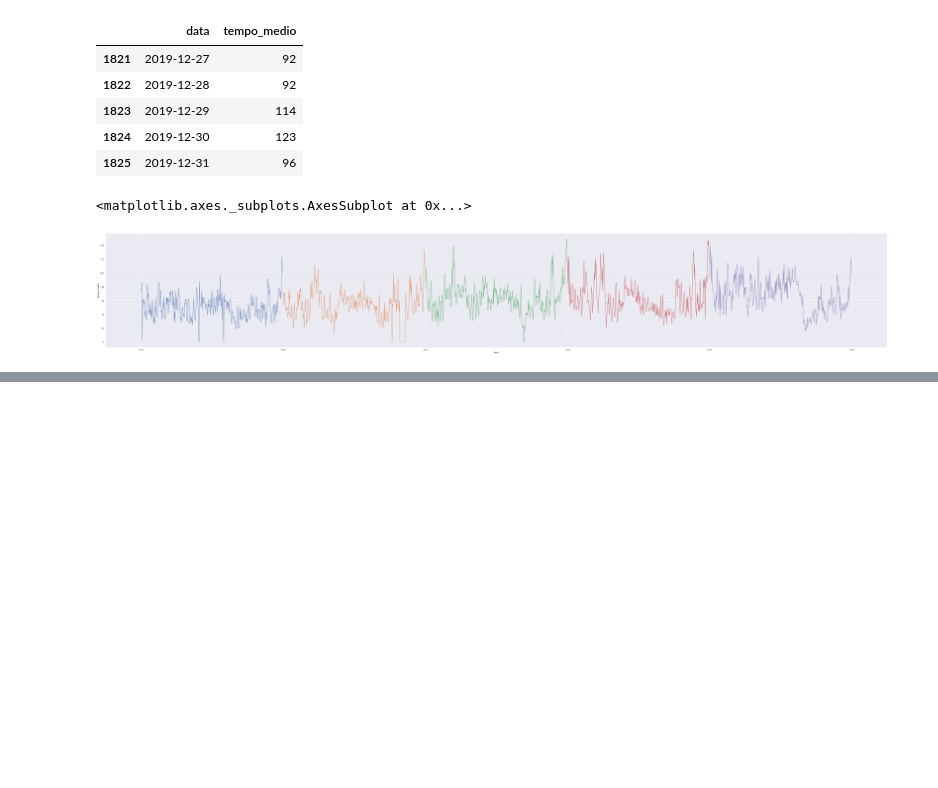
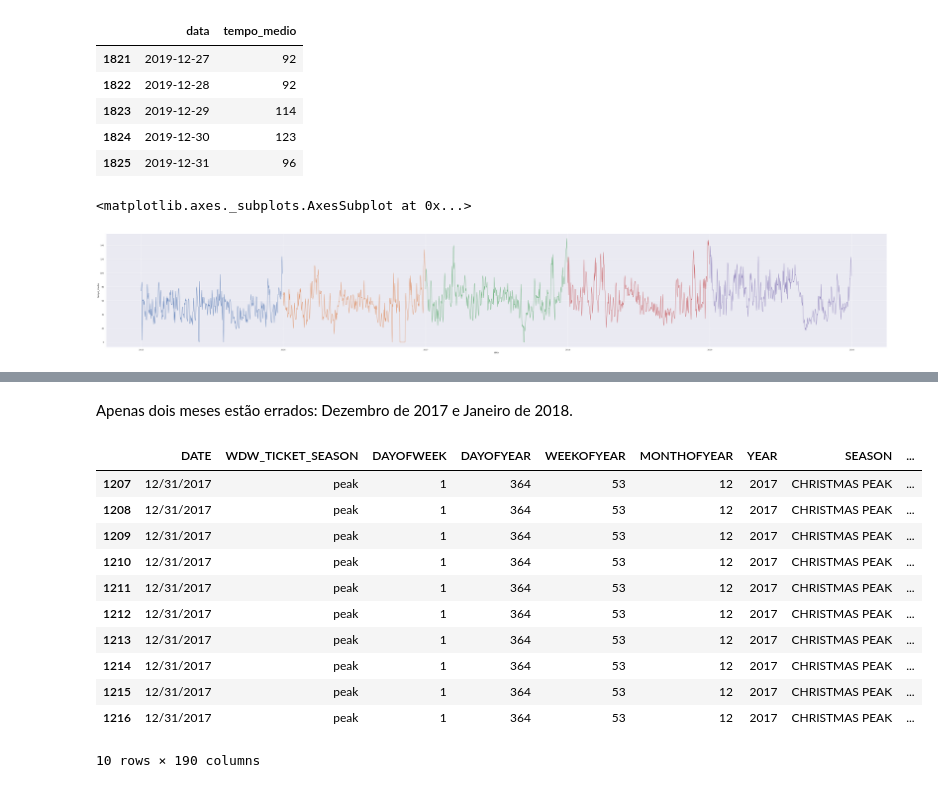
Before and after one commit to LuisFTacla/WDW_Attendance_Calculator, a Jupyter notebook: Analise_Rock_n_Roller_Coaster.ipynb, the cells around one changed output, grey strips where cells are left out. Saved outputs shown, nothing was run; the diff lists cells and outputs as text; code cells hidden in the pictures; blank space fills up the shorter version.

```diff
--- a/Analise_Rock_n_Roller_Coaster.ipynb
+++ b/Analise_Rock_n_Roller_Coaster.ipynb
@@ -826,0 +868,12 @@ sns.lineplot(x = 'data',
+# %%
+m2015 = metadata.YEAR == 2015
+m2016 = metadata.YEAR == 2016
+m2017 = metadata.YEAR == 2017
+m2018 = metadata.YEAR == 2018
+m2019 = metadata.YEAR == 2019
+# %%
+data2015 = metadata[m2015]
+data2016 = metadata[m2016]
+data2017 = metadata[m2017]
+data2018 = metadata[m2018]
+data2019 = metadata[m2019]
@@ -826,0 +938,17 @@ sns.lineplot(x = 'data',
+# %% [markdown]
+Apenas dois meses estão errados: Dezembro de 2017 e Janeiro de 2018.
+# %%
+data2017.tail(10)
+# %% [output]
+|  | DATE | WDW_TICKET_SEASON | DAYOFWEEK | DAYOFYEAR | WEEKOFYEAR | MONTHOFYEAR | YEAR | SEASON | ... |
+| 1207 | 12/31/2017 | peak | 1 | 364 | 53 | 12 | 2017 | CHRISTMAS PEAK | ... |
+| 1208 | 12/31/2017 | peak | 1 | 364 | 53 | 12 | 2017 | CHRISTMAS PEAK | ... |
+| 1209 | 12/31/2017 | peak | 1 | 364 | 53 | 12 | 2017 | CHRISTMAS PEAK | ... |
+| 1210 | 12/31/2017 | peak | 1 | 364 | 53 | 12 | 2017 | CHRISTMAS PEAK | ... |
+| 1211 | 12/31/2017 | peak | 1 | 364 | 53 | 12 | 2017 | CHRISTMAS PEAK | ... |
+| 1212 | 12/31/2017 | peak | 1 | 364 | 53 | 12 | 2017 | CHRISTMAS PEAK | ... |
+| 1213 | 12/31/2017 | peak | 1 | 364 | 53 | 12 | 2017 | CHRISTMAS PEAK | ... |
+| 1214 | 12/31/2017 | peak | 1 | 364 | 53 | 12 | 2017 | CHRISTMAS PEAK | ... |
+| 1215 | 12/31/2017 | peak | 1 | 364 | 53 | 12 | 2017 | CHRISTMAS PEAK | ... |
+| 1216 | 12/31/2017 | peak | 1 | 364 | 53 | 12 | 2017 | CHRISTMAS PEAK | ... |
+10 rows × 190 columns
```
Also changed, not shown: parts of 33 cells of this notebook.
